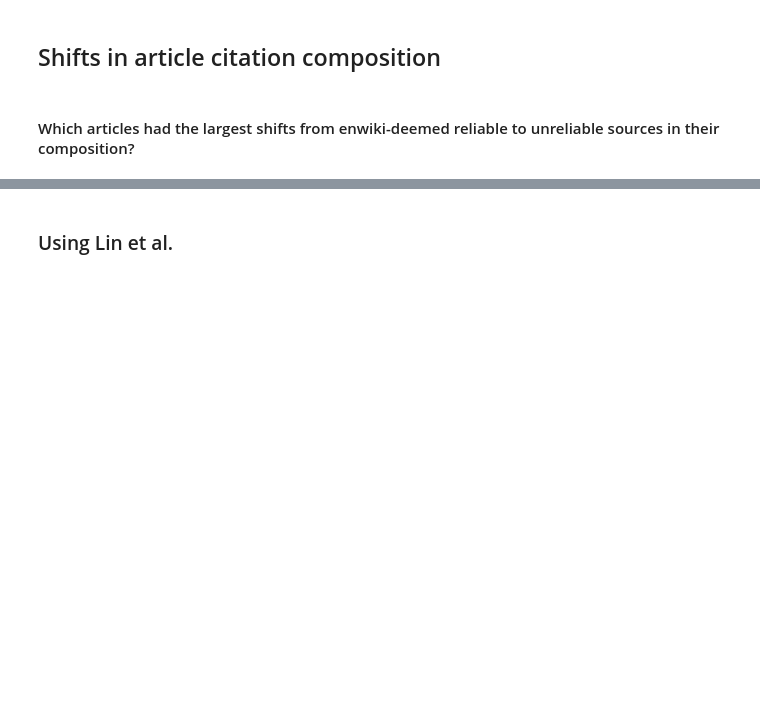
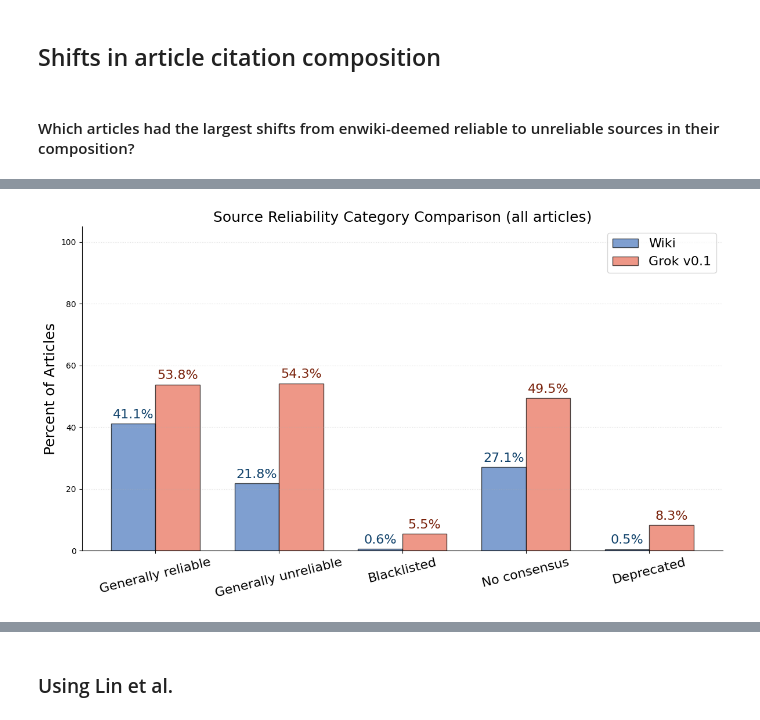
Before and after one commit to htried/wiki-grok-comparison, a Jupyter notebook: notebooks/06_citation_analysis.ipynb, the cells around one changed output, grey strips where cells are left out. Cells and saved outputs as stored; diff of their text form; code cells hidden in the pictures; blank space fills up the shorter version.

```diff
--- a/notebooks/06_citation_analysis.ipynb
+++ b/notebooks/06_citation_analysis.ipynb
@@ -14,15 +14,15 @@ import numpy as np
 # %%
 RESULT_DIR = "../results"
 SUPP_DATA_DIR = "../supplemental_data"
+# %%
+with open('../results/overall/domains/grok_domains.json', 'r') as f:
+    grok_domains = json.load(f)
+
+with open('../results/overall/domains/wp_domains.json', 'r') as f:
+    wp_domains = json.load(f)
 # %% [markdown]
 ## Absolute comparison of domain occurrences
 # %%
-with open('../results/grok_domains.json', 'r') as f:
-    grok_domains = json.load(f)
-
-with open('../results/wp_domains.json', 'r') as f:
-    wp_domains = json.load(f)
-
 total_grok = 0
 total_wp = 0
 grok_domains_counter = Counter()
@@ -537,3 +546,84 @@ def plot_reliability_charts(filtered_df, fsuffix='', show=True, title=None):
 plot_reliability_charts(max_reliability_shift_df, title='Source Reliability Category Comparison (all articles)')
 plot_reliability_charts(max_reliability_shift_df_w_license, fsuffix='_w_license', title='Source Reliability Category Comparison (all articles with CC-license)')
 plot_reliability_charts(max_reliability_shift_df_wo_license, fsuffix='_wo_license', title='Source Reliability Category Comparison (all articles without CC-license)')
+# %%
+# just the article percentage chart
+
+def plot_article_percentage_chart(filtered_df, fsuffix='', show=True, title=None):
+    """
+    Plots a bar chart showing the percentage of articles containing at least one source
+    in each reliability category (not 'other') for Wikipedia and Grokipedia.
+
+    Parameters:
+        filtered_df (pd.DataFrame): DataFrame with reliability category columns
+        fsuffix (str): Suffix for output filename
+        show (bool): If True, calls plt.show() at end
+        title (str): Optional custom title. If None, uses default title.
+    """
+    import matplotlib.pyplot as plt
+    import numpy as np
+
+    # Setup categories and labels
+    main_types = ['reliable', 'unreliable', 'blacklist', 'no_consensus', 'deprecated']
+    display_names = {
+        'reliable': 'Generally reliable',
+        'unreliable': 'Generally unreliable',
+        'blacklist': 'Blacklisted',
+        'no_consensus': 'No consensus',
+        'deprecated': 'Deprecated',
+    }
+    type_labels = [display_names[t] for t in main_types]
+
+    bar_x = np.arange(len(main_types))
+    bar_width = 0.36
+
+    n_articles = len(filtered_df)
+    percentages = {'Wikipedia': [], 'Grokipedia': []}
+
+    for source_type in main_types:
+        wp_col = f'wp_{source_type}'
+        grok_col = f'grok_{source_type}'
+        wp_count = (filtered_df[wp_col] > 0).sum()
+        grok_count = (filtered_df[grok_col] > 0).sum()
+        percentages['Wikipedia'].append(wp_count / n_articles * 100)
+        percentages['Grokipedia'].append(grok_count / n_articles * 100)
+
+    # Create figure and axis
+    fig, ax = plt.subplots(1, 1, figsize=(12, 7))
+
+    # Plot as side-by-side bars
+    ax.bar(bar_x - bar_width/2, percentages['Wikipedia'], bar_width,
+           label='Wiki', color="#4977bc", edgecolor='black', alpha=0.7)
+    ax.bar(bar_x + bar_width/2, percentages['Grokipedia'], bar_width,
+           label='Grok v0.1', color="#e86b54", edgecolor='black', alpha=0.7)
+
+    # Add percentage labels, fontsize increased by 2 to 16
+    for i, (wp, gk) in enumerate(zip(percentages['Wikipedia'], percentages['Grokipedia'])):
+        ax.text(i - bar_width/2, wp + 1, f"{wp:.1f}%", ha='center', va='bottom',
+               fontsize=16, color="#10426b")
+        ax.text(i + bar_width/2, gk + 1, f"{gk:.1f}%", ha='center', va='bottom',
+               fontsize=16, color="#7a230c")
+
+    ax.set_xticks(bar_x)
+    ax.set_xticklabels(type_labels, rotation=14, fontsize=16)  # fontsize increased by 2
+    ax.set_ylim(0, 105)
+    ax.set_ylabel("Percent of Articles", fontsize=18)           # fontsize increased by 2
+
+    plot_title = title if title is not None else "% of Articles Citing Any Source in Category"
+    ax.set_title(plot_title, fontsize=18)                      # fontsize increased by 2
+    ax.legend(loc='upper right', fontsize=16)  # fontsize increased by 2, legend names changed
+    ax.grid(axis='y', linestyle=':', alpha=0.4)
+    ax.spines["right"].set_visible(False)
+    ax.spines["top"].set_visible(False)
+
+    fig.tight_layout()
+    fig.savefig(f'../graphics/article_percentage_chart_{fsuffix}.pdf')
+
+    if show:
+        plt.show()
+
+plot_article_percentage_chart(max_reliability_shift_df, title='Source Reliability Category Comparison (all articles)')
+plot_article_percentage_chart(max_reliability_shift_df_w_license, fsuffix='_w_license', title='Source Reliability Category Comparison (all articles with CC-license)')
+plot_article_percentage_chart(max_reliability_shift_df_wo_license, fsuffix='_wo_license', title='Source Reliability Category Comparison (all articles without CC-license)')
+# %% [output]
+[figure, added]
```
Also changed, not shown: parts of 7 cells of this notebook, 40 other files.
